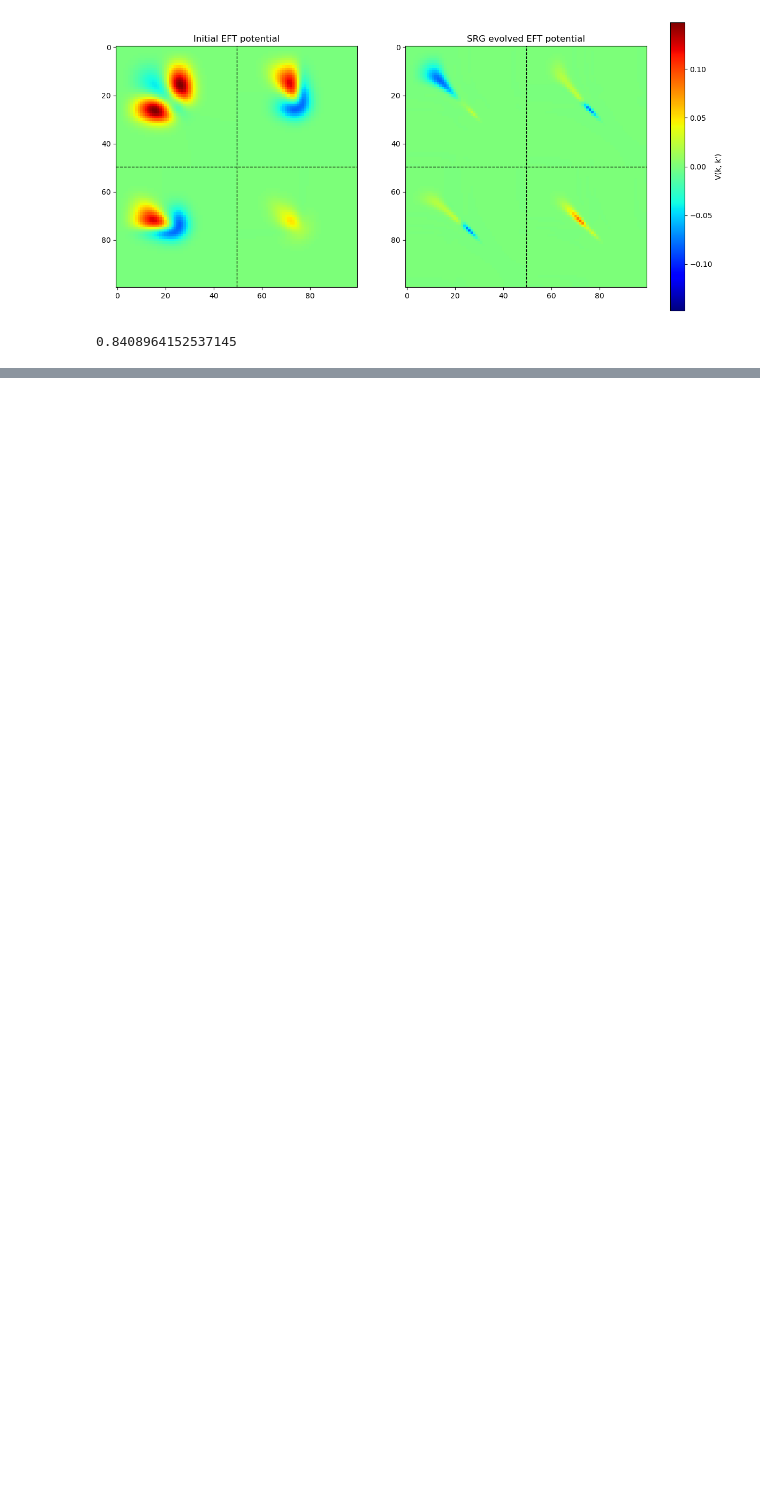
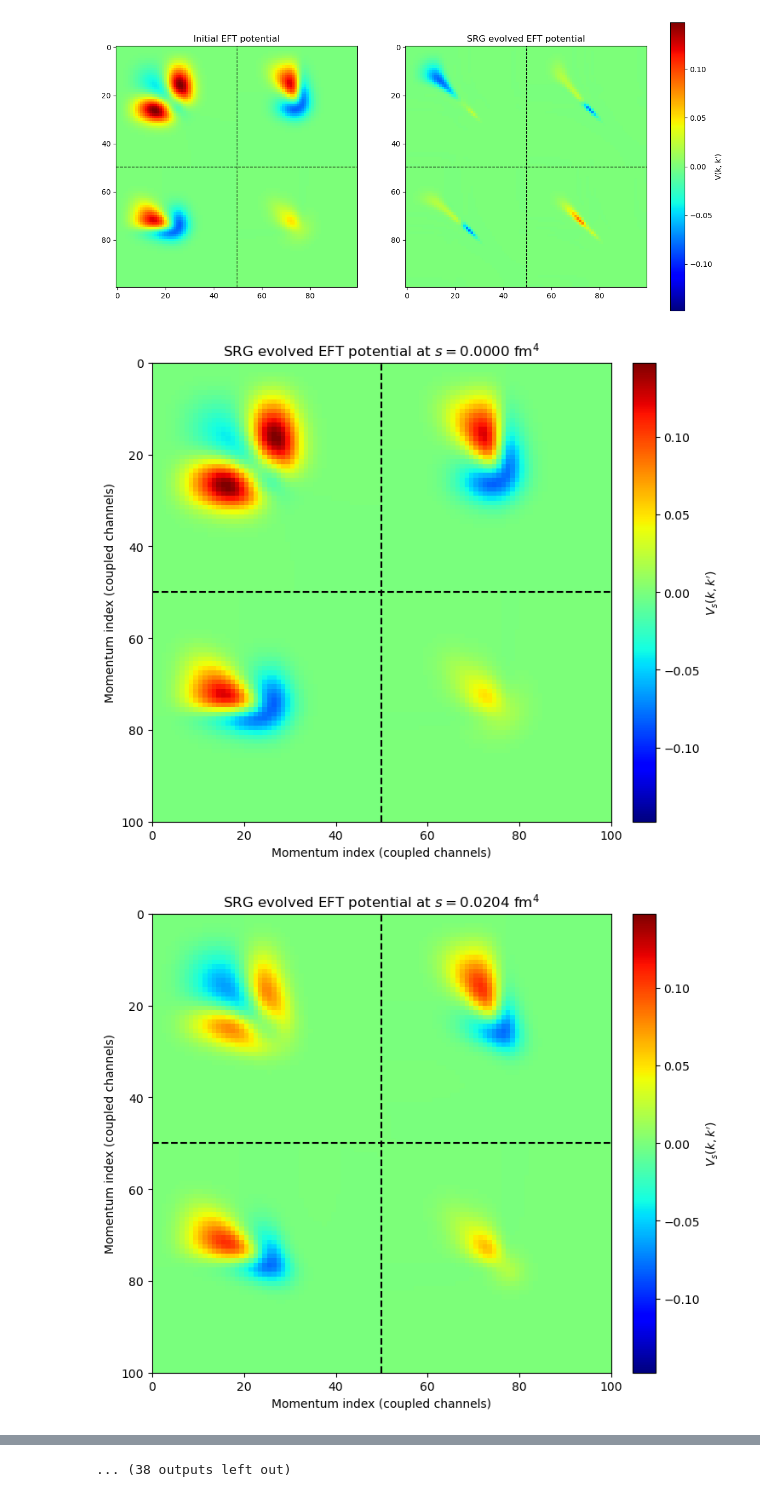
Before and after one commit to sMacks28/private, a Jupyter notebook: Uni/effectivetheories/SRG_python_stuff/SRG_version1.ipynb, the cells around one changed output, grey strips where cells are left out. Saved outputs shown, nothing was run; the diff lists cells and outputs as text; code cells hidden in the pictures; blank space fills up the shorter version.

Commit message:
pdfs & plots

```diff
--- a/Uni/effectivetheories/SRG_python_stuff/SRG_version1.ipynb
+++ b/Uni/effectivetheories/SRG_python_stuff/SRG_version1.ipynb
@@ -200,7 +200,7 @@ def SRGflow_derivative(Hflat, s, Tmat_coupled, Nrows):
 H_init = (Tmat_coupled + Vmat).flatten()
 
 #Flow parameter array
-s_steps = np.linspace(0, 1.0, 50)
+s_steps = np.linspace(0, 0.1633, 50)
 
 sol = odeint(SRGflow_derivative, H_init, s_steps, args=(Tmat_coupled, Nrows))
 # %%
@@ -268,8 +268,42 @@ fig.colorbar(im2, ax=[ax1, ax2], label='V(k, k\')', fraction=0.046, pad=0.04)
 plt.show()
 # %% [output]
 [figure]
-# %%
-s = np.power(2.0, -1/4)
-s
-# %% [output]
-0.8408964152537145
+# %%
+# Berechnung des globalen Maximums für eine konsistente Farbskala
+V_initial_check = sol[0].reshape(2*Nrows, 2*Nrows) - Tmat_coupled
+vmax_global = np.max(np.abs(V_initial_check))
+vmin_global = -vmax_global
+
+# Loop über alle berechneten Schritte des Flussparameters s
+for idx, s_val in enumerate(s_steps):
+    # Extrahiere H(s) und berechne V(s) = H(s) - T
+    H_s_flat = sol[idx]
+    H_s_mat = H_s_flat.reshape(2*Nrows, 2*Nrows)
+    V_s_mat = H_s_mat - Tmat_coupled
+
+    # Erstellung des Einzelfigure-Plots
+    fig, ax = plt.subplots(figsize=(8, 7))
+
+    im = ax.imshow(V_s_mat, vmin=vmin_global, vmax=vmax_global, cmap='jet', extent=[0, 2*Nrows, 2*Nrows, 0])
+
+    # Titel mit aktuellem s-Wert
+    ax.set_title(f"SRG evolved EFT potential at $s = {s_val:.4f}$ fm$^4$")
+
+    # Hilfslinien zur Trennung der Kanäle (S- und D-Wellen)
+    ax.axhline(y=Nrows, color='black', linestyle='--', linewidth=1.5)
+    ax.axvline(x=Nrows, color='black', linestyle='--', linewidth=1.5)
+
+    # Achsenbeschriftung (optional, je nach Bedarf)
+    ax.set_xlabel("Momentum index (coupled channels)")
+    ax.set_ylabel("Momentum index (coupled channels)")
+
+    # Colorbar hinzufügen
+    fig.colorbar(im, ax=ax, label="$V_s(k, k')$", fraction=0.046, pad=0.04)
+
+    plt.show()
+
+    # Hinweis: Falls die Ausgabe zu viele Bilder erzeugt,
+    # kann man plt.close(fig) nutzen oder nur jeden n-ten Schritt plotten.
+# %% [output]
+[figure, added]
+[figure, added]
@@ -275,0 +320 @@ s
+... (38 outputs left out)
```
Also changed, not shown: parts of 1 cell of this notebook, 2 other files.
